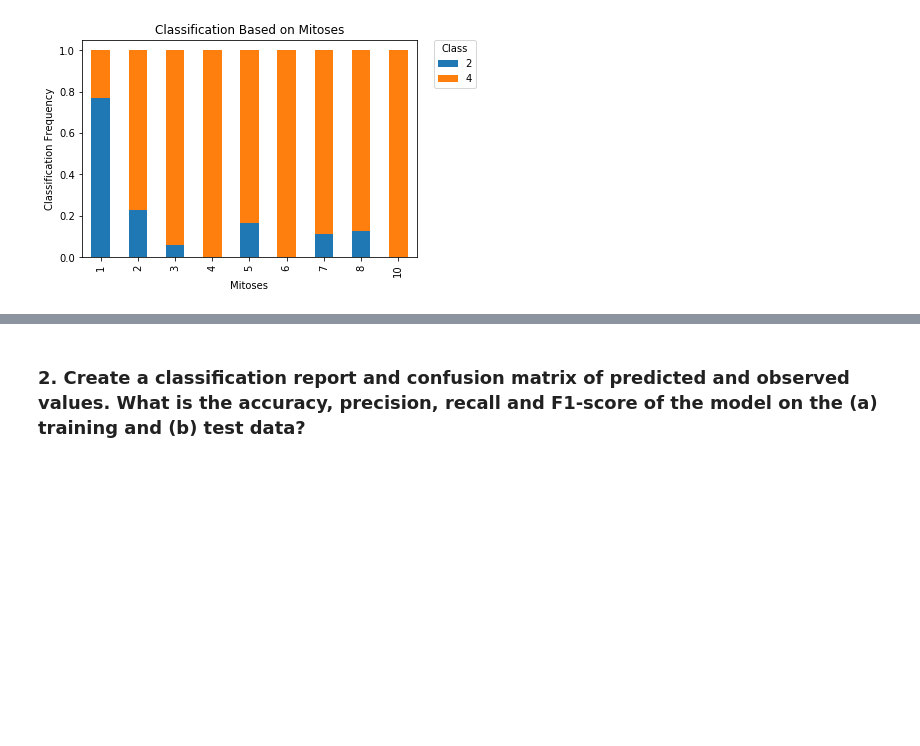
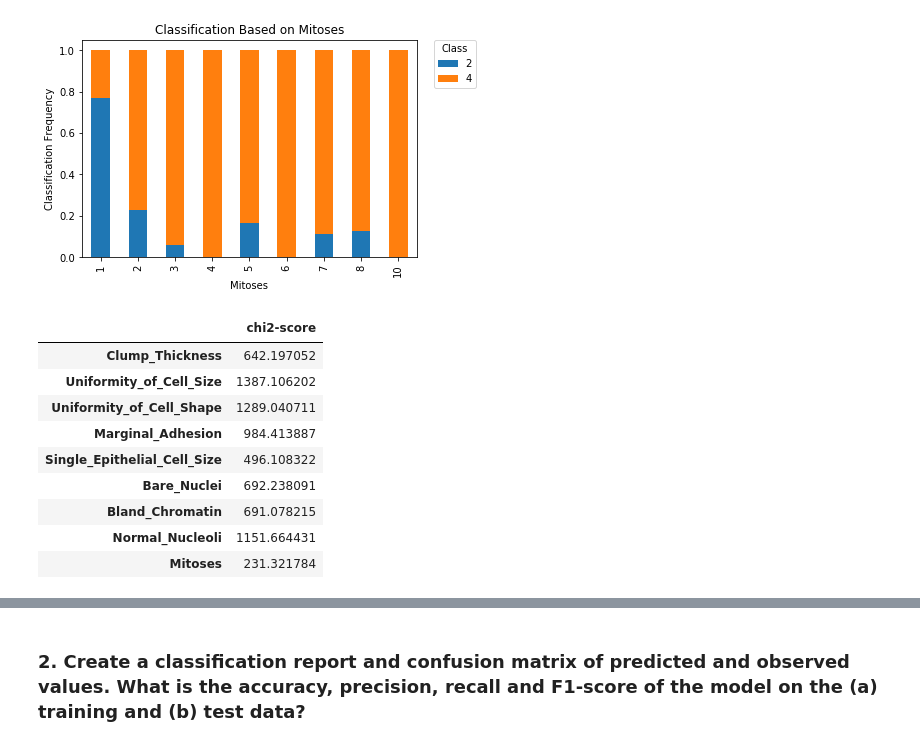
Before and after one commit to PhathuAuti/logreg_cancer, a Jupyter notebook: Predict Breast Cancer.ipynb, the cells around one changed output, grey strips where cells are left out. Cells and saved outputs as stored; diff of their text form; code cells hidden in the pictures; blank space fills up the shorter version.

```diff
--- a/Predict Breast Cancer.ipynb
+++ b/Predict Breast Cancer.ipynb
@@ -220,3 +233,23 @@ Text(0, 0.5, 'Classification Frequency')
 <Figure size 864x360 with 0 Axes>
 [figure]
 [figure]
+# %%
+# Creating the target variable for the test and training sets of data
+X = cancer.drop(['Class', 'Sample_code_number'], axis = 1) # , 'Uniformity_of_Cell_Size', 'Marginal_Adhesion', 'Single_Epithelial_Cell_Size', 'Bare_Nuclei', 'Mitoses'
+y = cancer["Class"]
+
+# Calculating the p-value
+chi2_score, pval = chi2(X, y)
+chi2_scor = pd.DataFrame(chi2_score, X.columns, columns = ["chi2-score"])
+chi2_scor
+# %% [output]
+|  | chi2-score |
+| Clump_Thickness | 642.197052 |
+| Uniformity_of_Cell_Size | 1387.106202 |
+| Uniformity_of_Cell_Shape | 1289.040711 |
+| Marginal_Adhesion | 984.413887 |
+| Single_Epithelial_Cell_Size | 496.108322 |
+| Bare_Nuclei | 692.238091 |
+| Bland_Chromatin | 691.078215 |
+| Normal_Nucleoli | 1151.664431 |
+| Mitoses | 231.321784 |
```
Also changed, not shown: parts of 6 cells of this notebook.
